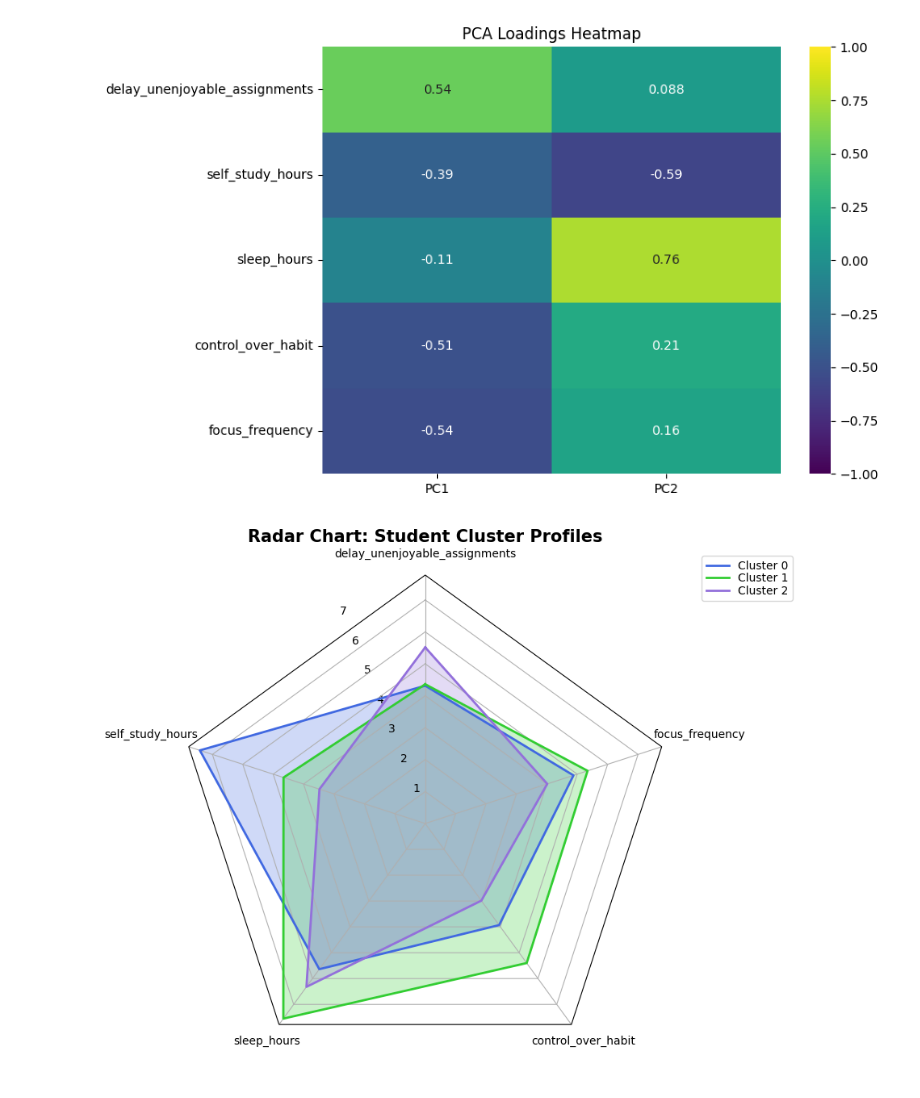
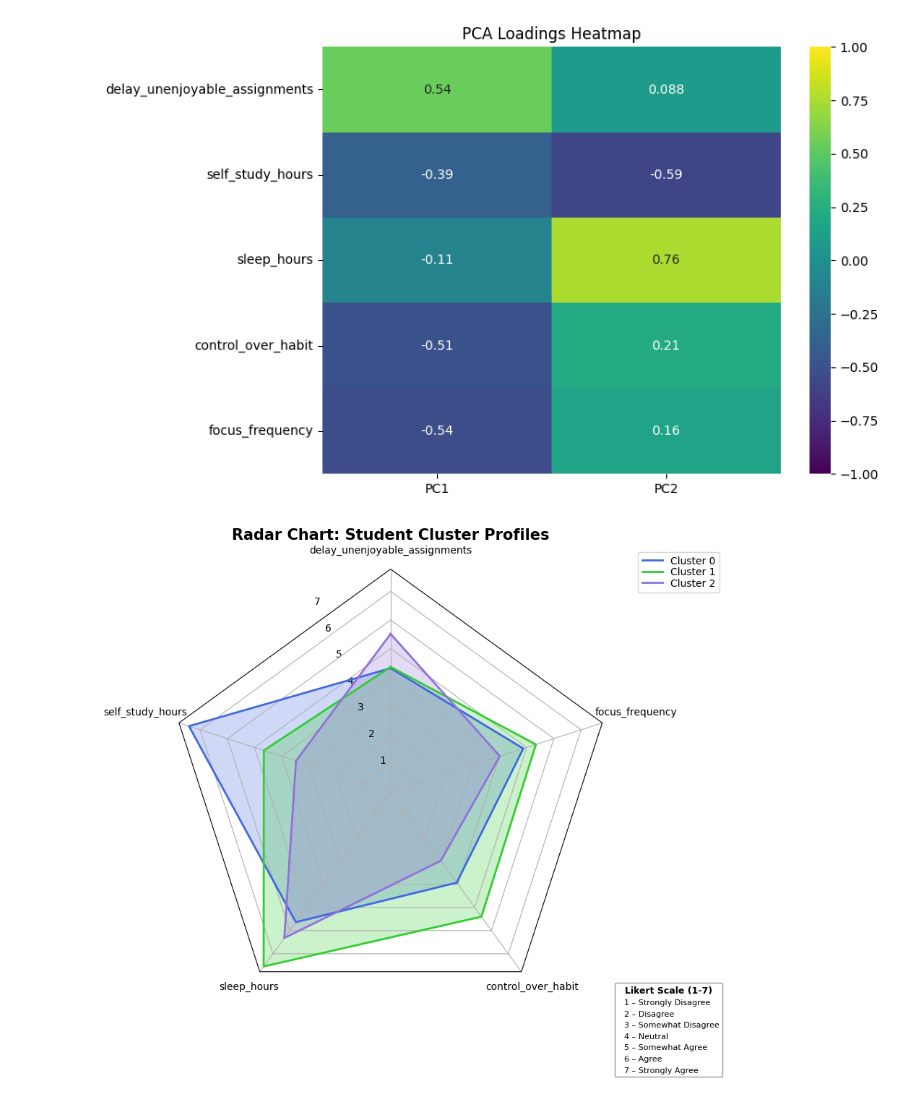
Before and after one commit to longlinh123456/final_project, a Jupyter notebook: source/unsupervised.ipynb, the cells around one changed output. Saved outputs shown, nothing was run; the diff lists cells and outputs as text; code cells hidden in the pictures.

Commit message:
Add Likert legend to Radar chart

```diff
--- a/source/unsupervised.ipynb
+++ b/source/unsupervised.ipynb
@@ -171,9 +171,6 @@ control_over_habit            -0.506993  0.214239
 focus_frequency               -0.536759  0.160747
 [figure]
 # %%
-from matplotlib.path import Path
-from matplotlib.projections import PolarAxes
-
 def radar_factory(num_vars, frame="circle"):
     """
     Create a radar chart with `num_vars` Axes.
@@ -280,31 +277,59 @@ for i, row in cluster_means.iterrows():
 ax.set_varlabels(categories)
 default_padding = 8
 extra_padding = 25
 
 padding = []
 for cat in categories:
     if cat in ("self_study_hours", "focus_frequency"):
         padding.append(extra_padding)
     else:
         padding.append(default_padding)
 
 ax.set_varlabels(categories, pads=padding)
 
 ax.set_title(
     "Radar Chart: Student Cluster Profiles", weight="bold", size=15, position=(0.5, 1.1)
 )
 
 
 # Update ax.legend to include handles
 ax.legend(
     handles,
     labels,
     loc="upper right",
     bbox_to_anchor=(1.25, 1.05),
     labelspacing=0.1,
     fontsize="medium",
 )
 
+likert_labels = {
+    1: "Strongly Disagree",
+    2: "Disagree",
+    3: "Somewhat Disagree",
+    4: "Neutral",
+    5: "Somewhat Agree",
+    6: "Agree",
+    7: "Strongly Agree",
+}
+
+likert_handles = [
+    plt.Line2D([], [], linestyle="none", label=f"{score} – {desc}")
+    for score, desc in likert_labels.items()
+]
+
+likert_legend = fig.legend(
+    handles=likert_handles,
+    title="Likert Scale (1-7)",
+    title_fontsize=9,
+    loc="lower right",
+    fontsize=8,
+    edgecolor="grey",
+    handlelength=0,
+    handleheight=0,
+)
+likert_legend.get_title().set_fontweight("bold")
+
+plt.tight_layout
 plt.show()
 # %% [output]
-[figure, old version]
+[figure, new version]
```
Also changed, not shown: 1 other file.
